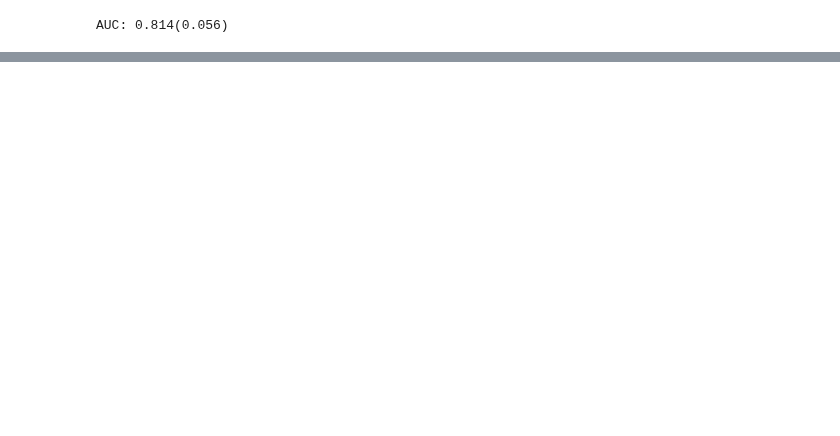
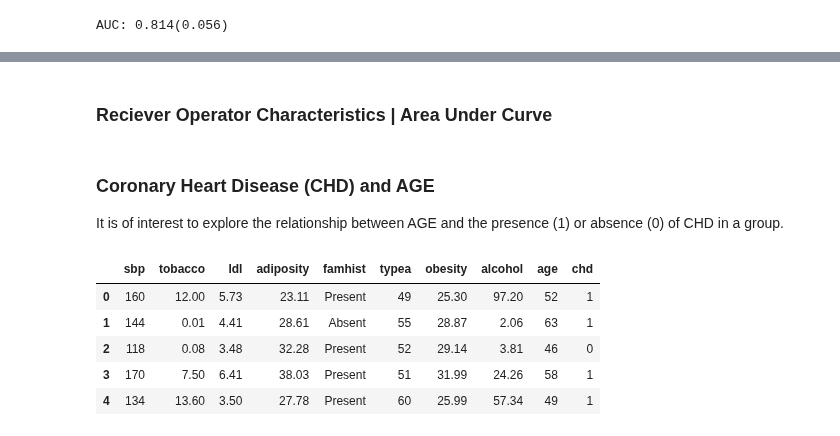
Before and after one commit to pydatakla/Maths, a Jupyter notebook: Notebooks/LogisticRegression.ipynb, the cells around one changed output, grey strips where cells are left out. Drawn from its saved outputs; the diff is of its cells as text; code cells hidden in the pictures; blank space fills up the shorter version.

```diff
--- a/Notebooks/LogisticRegression.ipynb
+++ b/Notebooks/LogisticRegression.ipynb
@@ -423,5 +453,7 @@ print(matrix)
 # %%
 # NOTE: Read and learn more about Bayes Theorem and conditional probabilities
+# %% [markdown]
+<h3>Reciever Operator Characteristics | Area Under Curve</h3>
 # %%
 # RECIEVER OPERATOR CHARACTERISTICS | AREA UNDER CURVE
 # When we are evaluating different machine learning configurations, we may end up
@@ -436,0 +482,4 @@ print(matrix)
+# %% [markdown]
+<h3>Coronary Heart Disease (CHD) and AGE</h3>
+<p>It is of interest to explore the relationship between AGE and the
+presence (1) or absence (0) of CHD in a group.</p>
@@ -436,0 +490,10 @@ print(matrix)
+# %%
+dfCHD = pd.read_csv('../Data/CHDdata.csv')
+dfCHD.head()
+# %% [output]
+|  | sbp | tobacco | ldl | adiposity | famhist | typea | obesity | alcohol | age | chd |
+| 0 | 160 | 12.00 | 5.73 | 23.11 | Present | 49 | 25.30 | 97.20 | 52 | 1 |
+| 1 | 144 | 0.01 | 4.41 | 28.61 | Absent | 55 | 28.87 | 2.06 | 63 | 1 |
+| 2 | 118 | 0.08 | 3.48 | 32.28 | Present | 52 | 29.14 | 3.81 | 46 | 0 |
+| 3 | 170 | 7.50 | 6.41 | 38.03 | Present | 51 | 31.99 | 24.26 | 58 | 1 |
+| 4 | 134 | 13.60 | 3.50 | 27.78 | Present | 60 | 25.99 | 57.34 | 49 | 1 |
```
Also changed, not shown: parts of 17 cells of this notebook, 1 other file.
